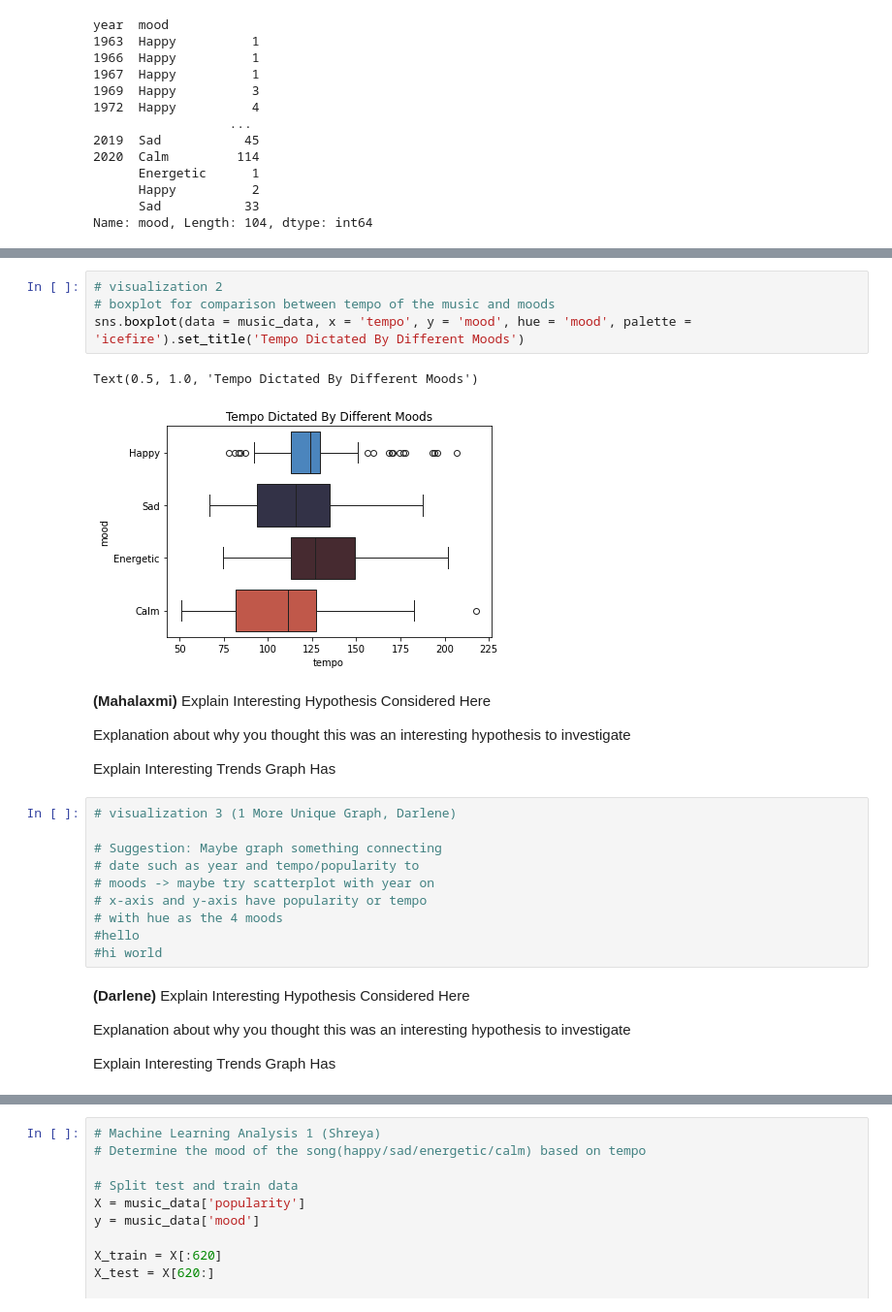
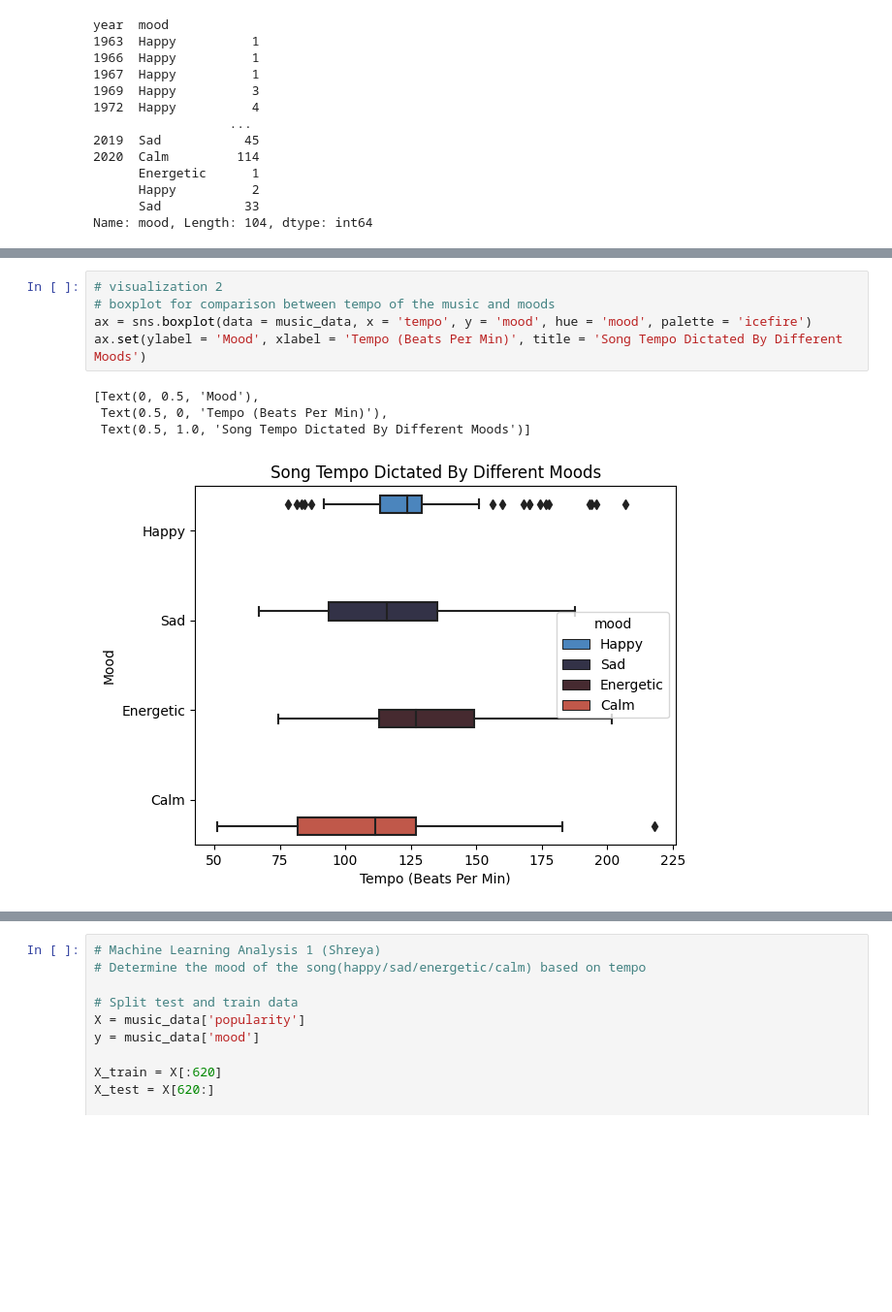
Before and after one commit to MahalaxmiK/class-project-next-level-analytics, a Jupyter notebook: prog_report.ipynb, the cells around one changed output, grey strips where cells are left out. Shown: that part at 97% size. Saved outputs shown, nothing was run; the diff lists cells and outputs as text; blank space fills up the shorter version.

```diff
--- a/prog_report.ipynb
+++ b/prog_report.ipynb
@@ -141,31 +139,10 @@ Explain Interesting Trends Graph Has
 # %%
 # visualization 2
 # boxplot for comparison between tempo of the music and moods
-sns.boxplot(data = music_data, x = 'tempo', y = 'mood', hue = 'mood', palette = 'icefire').set_title('Tempo Dictated By Different Moods')
+ax = sns.boxplot(data = music_data, x = 'tempo', y = 'mood', hue = 'mood', palette = 'icefire')
+ax.set(ylabel = 'Mood', xlabel = 'Tempo (Beats Per Min)', title = 'Song Tempo Dictated By Different Moods')
 # %% [output]
-Text(0.5, 1.0, 'Tempo Dictated By Different Moods')
+[Text(0, 0.5, 'Mood'),
+ Text(0.5, 0, 'Tempo (Beats Per Min)'),
+ Text(0.5, 1.0, 'Song Tempo Dictated By Different Moods')]
-[figure, old version]
+[figure, new version]
-# %% [markdown]
-**(Mahalaxmi)**
-Explain Interesting Hypothesis Considered Here
-
-Explanation about why you thought this was an interesting hypothesis to investigate
-
-Explain Interesting Trends Graph Has
-# %%
-# visualization 3 (1 More Unique Graph, Darlene)
-
-# Suggestion: Maybe graph something connecting
-# date such as year and tempo/popularity to
-# moods -> maybe try scatterplot with year on
-# x-axis and y-axis have popularity or tempo
-# with hue as the 4 moods
-#hello
-#hi world
-# %% [markdown]
-**(Darlene)**
-Explain Interesting Hypothesis Considered Here
-
-Explanation about why you thought this was an interesting hypothesis to investigate
-
-Explain Interesting Trends Graph Has
```
Also changed, not shown: parts of 17 cells of this notebook.
